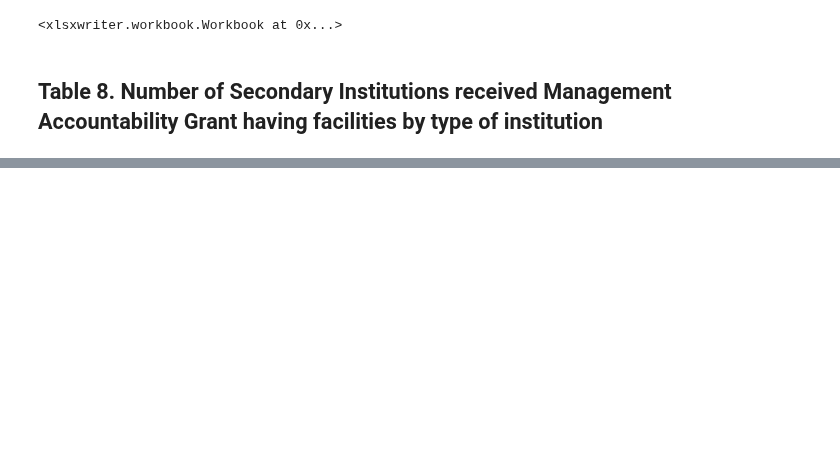
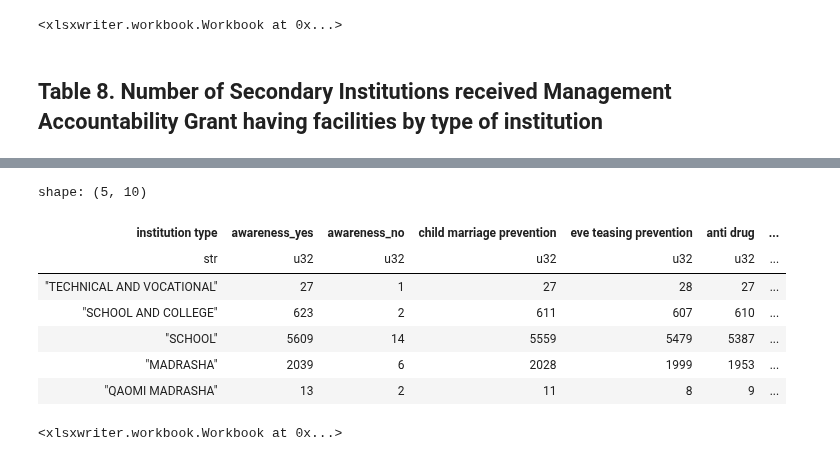
Before and after one commit to monjurmorshed793/sedp-reports, a Jupyter notebook: src/sedp_reports/pbgsi-report.ipynb, the cells around one changed output, grey strips where cells are left out. Saved outputs shown, nothing was run; the diff lists cells and outputs as text; code cells hidden in the pictures; blank space fills up the shorter version.

```diff
--- a/src/sedp_reports/pbgsi-report.ipynb
+++ b/src/sedp_reports/pbgsi-report.ipynb
@@ -537,0 +617,34 @@ report7_df.write_excel('output/table7.xlsx')
+# %%
+from generate.general_information import GENERALIZED_INSTITUTION_TYPE_NAME_EN, CONDUCTS_AWARENESS_PROGRAMS, BAALYABIBAHA_RODH, EVTIJING_PROTIRODH, MADOK_BIRODHI_KARYAKRAM, NIRAPOD_SHOROK_CHAI_KARYAKRAM, COMMUNITY_INTERACTION, ACID_NIKKHEP_PROTIRUDH, BOOLING_PROTIRUDH
+
+result10 = (
+    general_information.lazy()
+    .group_by(pl.col(GENERALIZED_INSTITUTION_TYPE_NAME_EN).alias('institution type'))
+    .agg([
+        (pl.col(CONDUCTS_AWARENESS_PROGRAMS)==1).sum().alias('awareness_yes'),
+        (pl.col(CONDUCTS_AWARENESS_PROGRAMS)==0).sum().alias('awareness_no'),
+        (pl.col(BAALYABIBAHA_RODH)==1).sum().alias('child marriage prevention'),
+        (pl.col(EVTIJING_PROTIRODH)==1).sum().alias('eve teasing prevention'),
+        (pl.col(MADOK_BIRODHI_KARYAKRAM)==1).sum().alias('anti drug'),
+        (pl.col(NIRAPOD_SHOROK_CHAI_KARYAKRAM)==1).sum().alias('safe road'),
+        (pl.col(COMMUNITY_INTERACTION)==1).sum().alias('community interaction'),
+        (pl.col(ACID_NIKKHEP_PROTIRUDH)==1).sum().alias('acid prevention'),
+        (pl.col(BOOLING_PROTIRUDH)==1).sum().alias('bullying prevention')
+    ])
+)
+
+result10_df = result10.collect()
+result10_df.head()
+# %% [output]
+shape: (5, 10)
+| institution type | awareness_yes | awareness_no | child marriage prevention | eve teasing prevention | anti drug | ... |
+| str | u32 | u32 | u32 | u32 | u32 | ... |
+| "TECHNICAL AND VOCATIONAL" | 27 | 1 | 27 | 28 | 27 | ... |
+| "SCHOOL AND COLLEGE" | 623 | 2 | 611 | 607 | 610 | ... |
+| "SCHOOL" | 5609 | 14 | 5559 | 5479 | 5387 | ... |
+| "MADRASHA" | 2039 | 6 | 2028 | 1999 | 1953 | ... |
+| "QAOMI MADRASHA" | 13 | 2 | 11 | 8 | 9 | ... |
+# %%
+result10_df.write_excel('output/table10.xlsx')
+# %% [output]
+<xlsxwriter.workbook.Workbook at 0x...>
```
Also changed, not shown: parts of 20 cells of this notebook.
